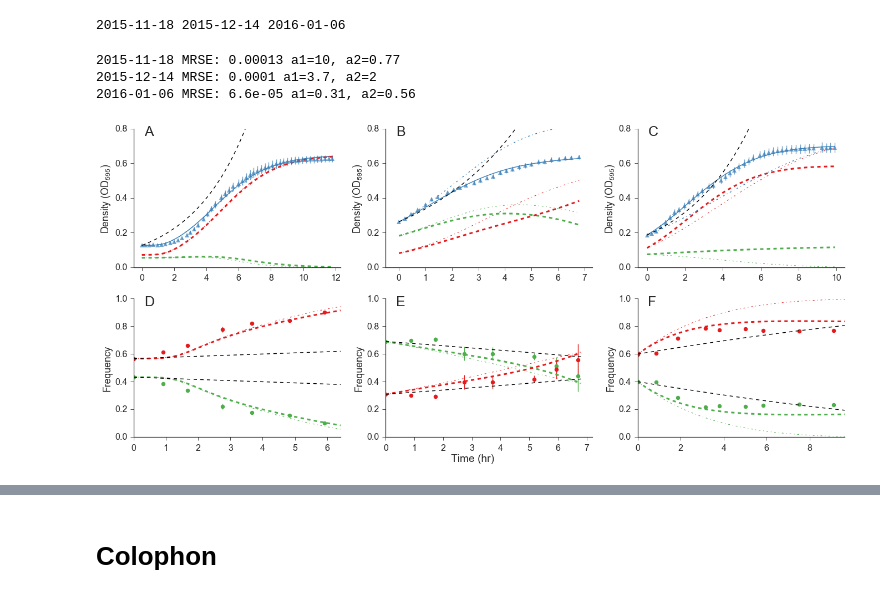
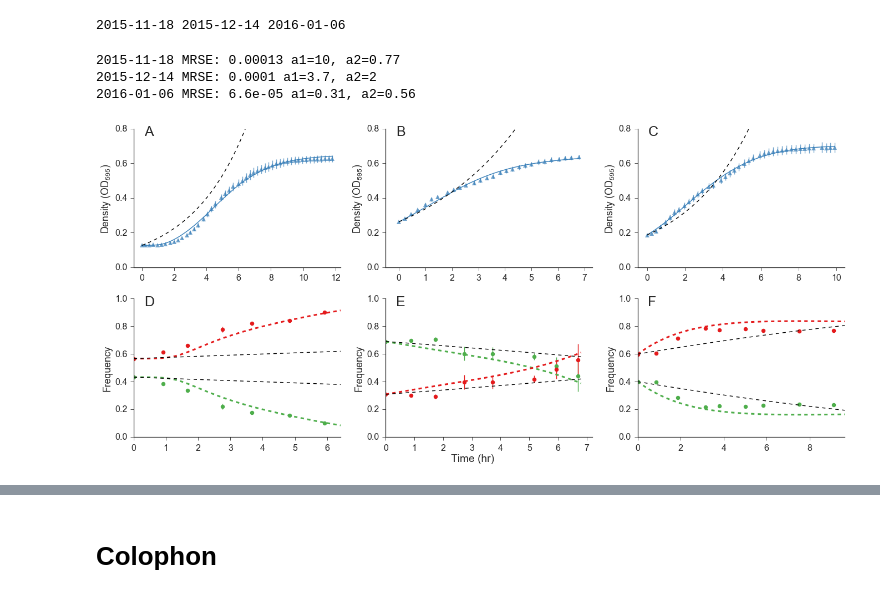
Before and after one commit to yoavram/curveball_ms, a Jupyter notebook: supp.ipynb, the cells around one changed output, grey strips where cells are left out. Saved outputs shown, nothing was run; the diff lists cells and outputs as text; code cells hidden in the pictures.

Commit message:
fix bootstrapping issues; removed extra lines from prediction figure

```diff
--- a/supp.ipynb
+++ b/supp.ipynb
@@ -278,31 +279,33 @@ Green
     C(r, v)                      =  0.479
     C(r, q0)                     =  0.414
 # %%
-for name, ds in datasets.items():
-    ds['param_samples_G'] = curveball.models.bootstrap_params(ds['dfG'], type(ds['model_G'].model), nsamples=1000)
-    ds['param_samples_R'] = curveball.models.bootstrap_params(ds['dfR'], type(ds['model_R'].model), nsamples=1000)
+for ds in datasets.values():
+    ds['param_samples_G'] = curveball.models.bootstrap_params(ds['dfG'], ds['model_G'], 1000)
+    ds['param_samples_R'] = curveball.models.bootstrap_params(ds['dfR'], ds['model_R'], 1000)
 # %%
 for name, ds in datasets.items():
     print(name)
     print('Green')
-    print('* K = {:.3f}'.format(ds['model_G'].best_values['K']))
+    low_K, K, high_K = curveball.models.find_K_ci(ds['param_samples_G'])
+    print('* K = {:.3f} ({:.3f}, {:.3f}) -> {:.3f}'.format(K, low_K, high_K, ds['model_G'].best_values['K']))
     low_a, a, high_a, low_mu, mu, high_mu = curveball.models.find_max_growth_ci(ds['model_G'], ds['param_samples_G'])
-    print('* maxr = {:.4f} ({:.4f}, {:.4f}) -> {:.2f}'.format(a, low_a, high_a, np.log(2)/a))
-    print('* mu = {:.4f} ({:.4f}, {:.4f}) -> {:.2f}'.format(mu, low_mu, high_mu, np.log(2)/mu))
+    print('* maxr = {:.3f} ({:.3f}, {:.3f}) -> {:.2f}'.format(a, low_a, high_a, np.log(2)/a))
+    print('* mu = {:.3f} ({:.3f}, {:.3f}) -> {:.2f}'.format(mu, low_mu, high_mu, np.log(2)/mu))
     low_dbl, dbl, high_dbl = curveball.models.find_min_doubling_time_ci(ds['model_G'], ds['param_samples_G'])
-    print('* dbl = {:.3f} ({:.4f}, {:.4f})'.format(dbl, low_dbl, high_dbl))
+    print('* dbl = {:.3f} ({:.3f}, {:.3f})'.format(dbl, low_dbl, high_dbl))
     low_lag, lag, high_lag = curveball.models.find_lag_ci(ds['model_G'], ds['param_samples_G'])
-    print('* lag = {:.4f} ({:.4f}, {:.4f})'.format(lag, low_lag, high_lag))
+    print('* lag = {:.3f} ({:.3f}, {:.3f})'.format(lag, low_lag, high_lag))
 
     print('Red')
-    print('* K = {:.3f}'.format(ds['model_R'].best_values['K']))
+    low_K, K, high_K = curveball.models.find_K_ci(ds['param_samples_R'])
+    print('* K = {:.3f} ({:.3f}, {:.3f}) -> {:.3f}'.format(K, low_K, high_K, ds['model_R'].best_values['K']))
     low_a, a, high_a, low_mu, mu, high_mu = curveball.models.find_max_growth_ci(ds['model_R'], ds['param_samples_R'])
-    print('* maxr = {:.4f} ({:.4f}, {:.4f}) -> {:.2f}'.format(a, low_a, high_a, np.log(2)/a))
-    print('* mu = {:.4f} ({:.4f}, {:.4f}) -> {:.2f}'.format(mu, low_mu, high_mu, np.log(2)/mu))
+    print('* maxr = {:.3f} ({:.3f}, {:.3f}) -> {:.2f}'.format(a, low_a, high_a, np.log(2)/a))
+    print('* mu = {:.3f} ({:.3f}, {:.3f}) -> {:.2f}'.format(mu, low_mu, high_mu, np.log(2)/mu))
     low_dbl, dbl, high_dbl = curveball.models.find_min_doubling_time_ci(ds['model_R'], ds['param_samples_R'])
-    print('* dbl = {:.3f} ({:.4f}, {:.4f})'.format(dbl, low_dbl, high_dbl))
+    print('* dbl = {:.3f} ({:.3f}, {:.3f})'.format(dbl, low_dbl, high_dbl))
     low_lag, lag, high_lag = curveball.models.find_lag_ci(ds['model_R'], ds['param_samples_R'])
-    print('* lag = {:.4f} ({:.4f}, {:.4f})'.format(lag, low_lag, high_lag))
+    print('* lag = {:.3f} ({:.3f}, {:.3f})'.format(lag, low_lag, high_lag))
     print()
 # %% [output]
 2015-11-18
@@ -524,12 +541,12 @@ for col,(name, ds) in enumerate(datasets.items()):
     # comp model fit
     ax[0, col].plot(t, ysum, color=blue, ls=fit_ls)
     # predictions based on comp model fit
-    ax[0, col].plot(t, y[:, 0], color=green, ls=pred_ls, lw=3)
-    ax[0, col].plot(t, y[:, 1], color=red, ls=pred_ls, lw=3)
+#     ax[0, col].plot(t, y[:, 0], color=green, ls=pred_ls, lw=3)
+#     ax[0, col].plot(t, y[:, 1], color=red, ls=pred_ls, lw=3)
     # predictions based on growth model fit
-    ax[0, col].plot(t_fixed, y_fixed[:, 0], color=green, ls=fixed_pred_ls, lw=1)
-    ax[0, col].plot(t_fixed, y_fixed[:, 1], color=red, ls=fixed_pred_ls, lw=1)
-    ax[0, col].plot(t_fixed, ysum_fixed, color=blue, ls=fixed_pred_ls)
+#     ax[0, col].plot(t_fixed, y_fixed[:, 0], color=green, ls=fixed_pred_ls, lw=1)
+#     ax[0, col].plot(t_fixed, y_fixed[:, 1], color=red, ls=fixed_pred_ls, lw=1)
+#     ax[0, col].plot(t_fixed, ysum_fixed, color=blue, ls=fixed_pred_ls)
     # OD data
     ax[0, col].errorbar(RG_t, RG_mean, RG_std, fmt='^', color=blue, alpha=0.7)
     # exponential model
@@ -576,8 +593,8 @@ for col,(name, ds) in enumerate(datasets.items()):
     ax[1, col].plot(t, p1, color=green, ls=pred_ls, lw=3)
     ax[1, col].plot(t, p2, color=red, ls=pred_ls, lw=3)
     # prediction based on growth model fit
-    ax[1, col].plot(t_fixed, p1_fixed, color=green, ls=fixed_pred_ls, lw=1)
-    ax[1, col].plot(t_fixed, p2_fixed, color=red, ls=fixed_pred_ls, lw=1)
+#     ax[1, col].plot(t_fixed, p1_fixed, color=green, ls=fixed_pred_ls, lw=1)
+#     ax[1, col].plot(t_fixed, p2_fixed, color=red, ls=fixed_pred_ls, lw=1)
     # flow data
     idx = ds['flow_summary_df'].Strain == 'Green'
     ax[1, col].errorbar(
@@ -598,31 +615,31 @@ for col,(name, ds) in enumerate(datasets.items()):
         color=red
     )
     # exponential model
     ax[1, col].plot(t, ds['pGexp'], color='k', ls=pred_ls) # exponential model
     ax[1, col].plot(t, ds['pRexp'], color='k', ls=pred_ls) # exponential model
     ###
 
     ax[1, col].set(
         ylabel='Frequency',
         xlim=(0, ds['flow_summary_df'][idx].time.max() + 0.5),
         ylim=(0, 1),
         title="",
         yticks=np.linspace(0, 1.0, 6),
 
     )
 
     print(name, "MRSE: {:.2g}".format(MRSE), "a1={:.2g}, a2={:.2g}".format(*ds['a']))
 
 fig_xlabel(fig, 'Time (hr)')
 for i,axes in enumerate(ax.flatten()):
     axes.annotate('ABCDEFGH'[i], (0.05, 0.95), xycoords='axes fraction', fontsize=panel_label_size)
 
 sns.despine()
 fig.tight_layout()
 fig.savefig('Fig-Competition_prediction.png')
 fig.savefig('Fig-Competition_prediction.pdf', dpi=300)
 # %% [output]
 2015-11-18 MRSE: 0.00013 a1=10, a2=0.77
 2015-12-14 MRSE: 0.0001 a1=3.7, a2=2
 2016-01-06 MRSE: 6.6e-05 a1=0.31, a2=0.56
-[figure, old version]
+[figure, new version]
```
Also changed, not shown: parts of 6 cells of this notebook.
